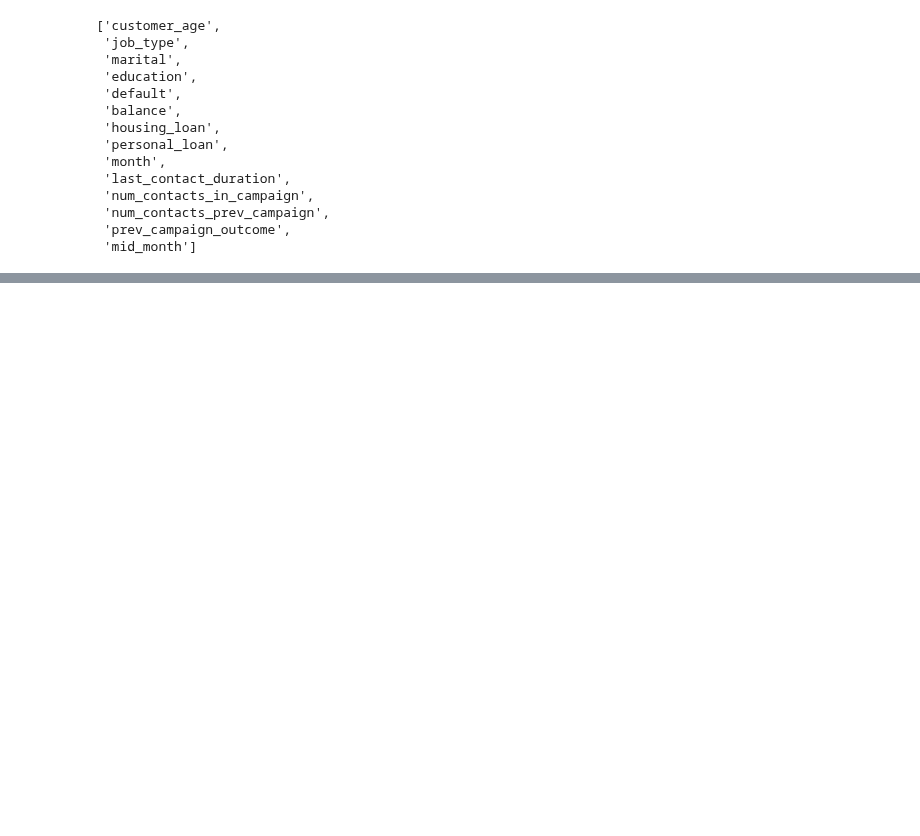
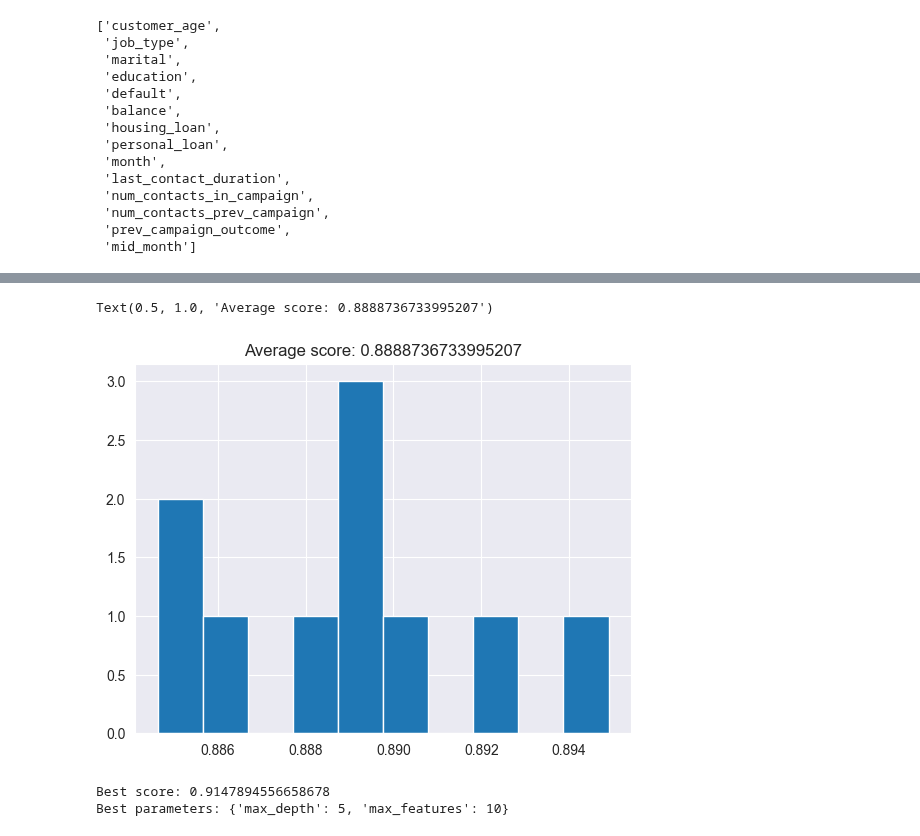
Before and after one commit to brunabrasil/FEUP-IA, a Jupyter notebook: project2/decisionTree.ipynb, the cells around one changed output, grey strips where cells are left out. Cells and saved outputs as stored; diff of their text form; code cells hidden in the pictures; blank space fills up the shorter version.

```diff
--- a/project2/decisionTree.ipynb
+++ b/project2/decisionTree.ipynb
@@ -108,0 +139,33 @@ feature_importance
+# %%
+from sklearn.model_selection import cross_val_score
+
+decision_tree_classifier = DecisionTreeClassifier()
+
+# cross_val_score returns a list of the scores, which we can visualize
+# to get a reasonable estimate of our classifier's performance
+cv_scores = cross_val_score(decision_tree_classifier, all_inputs, all_labels, cv=10)
+plt.hist(cv_scores)
+plt.title('Average score: {}'.format(np.mean(cv_scores)))
+# %% [output]
+Text(0.5, 1.0, 'Average score: 0.8888736733995207')
+[figure, added]
+# %%
+from sklearn.model_selection import GridSearchCV
+
+decision_tree_classifier = DecisionTreeClassifier()
+
+parameter_grid = {'max_depth': [3, 5, 8, 11, 14, 17, 20],
+                  'max_features': [7, 8, 9, 10, 11, 12, 13, 14]}
+
+
+
+grid_search = GridSearchCV(decision_tree_classifier,
+                           param_grid=parameter_grid,
+                           cv=10)
+
+grid_search.fit(all_inputs, all_labels)
+print('Best score: {}'.format(grid_search.best_score_))
+print('Best parameters: {}'.format(grid_search.best_params_))
+# %% [output]
+Best score: 0.9147894556658678
+Best parameters: {'max_depth': 5, 'max_features': 10}
```
Also changed, not shown: parts of 13 cells of this notebook, 2 other files.
